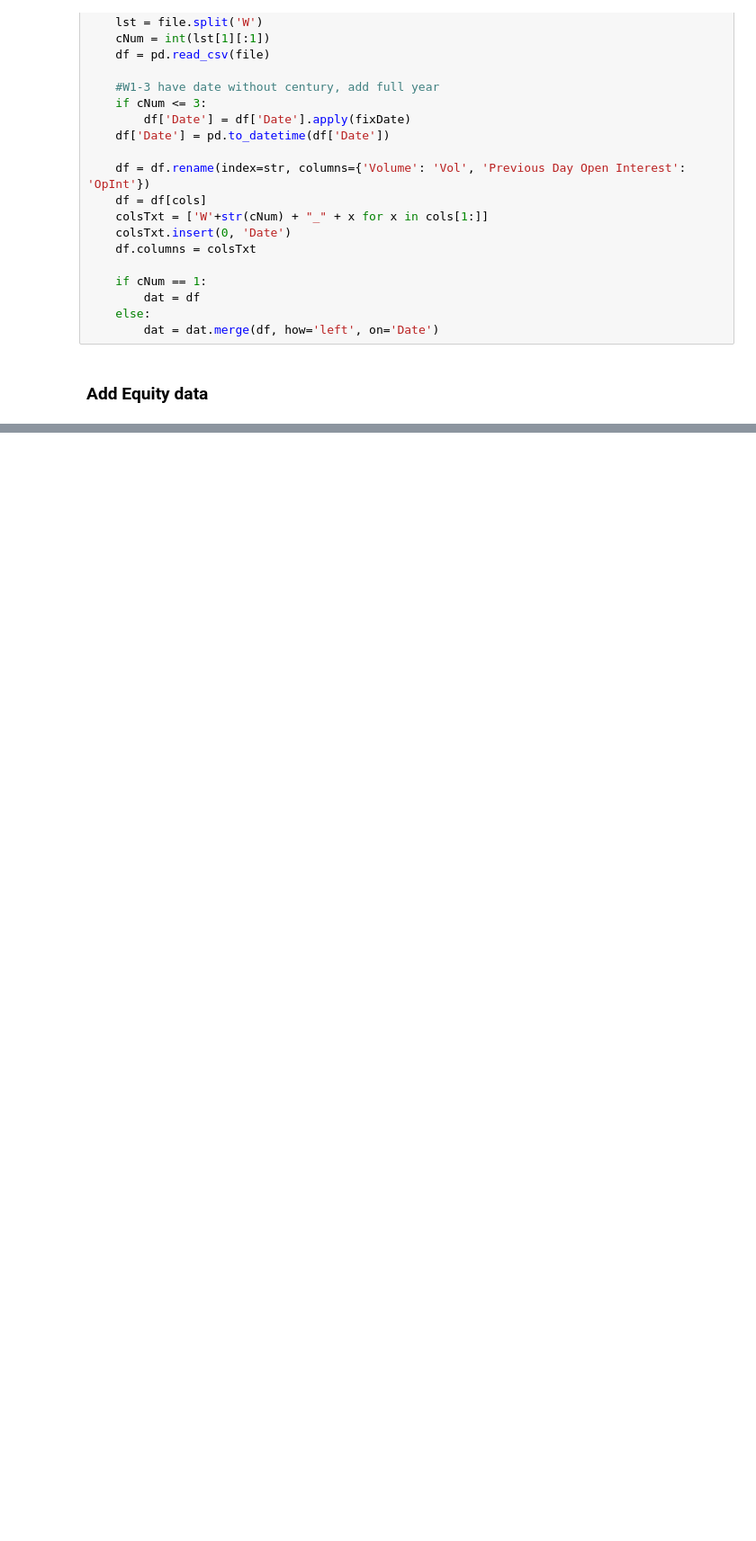
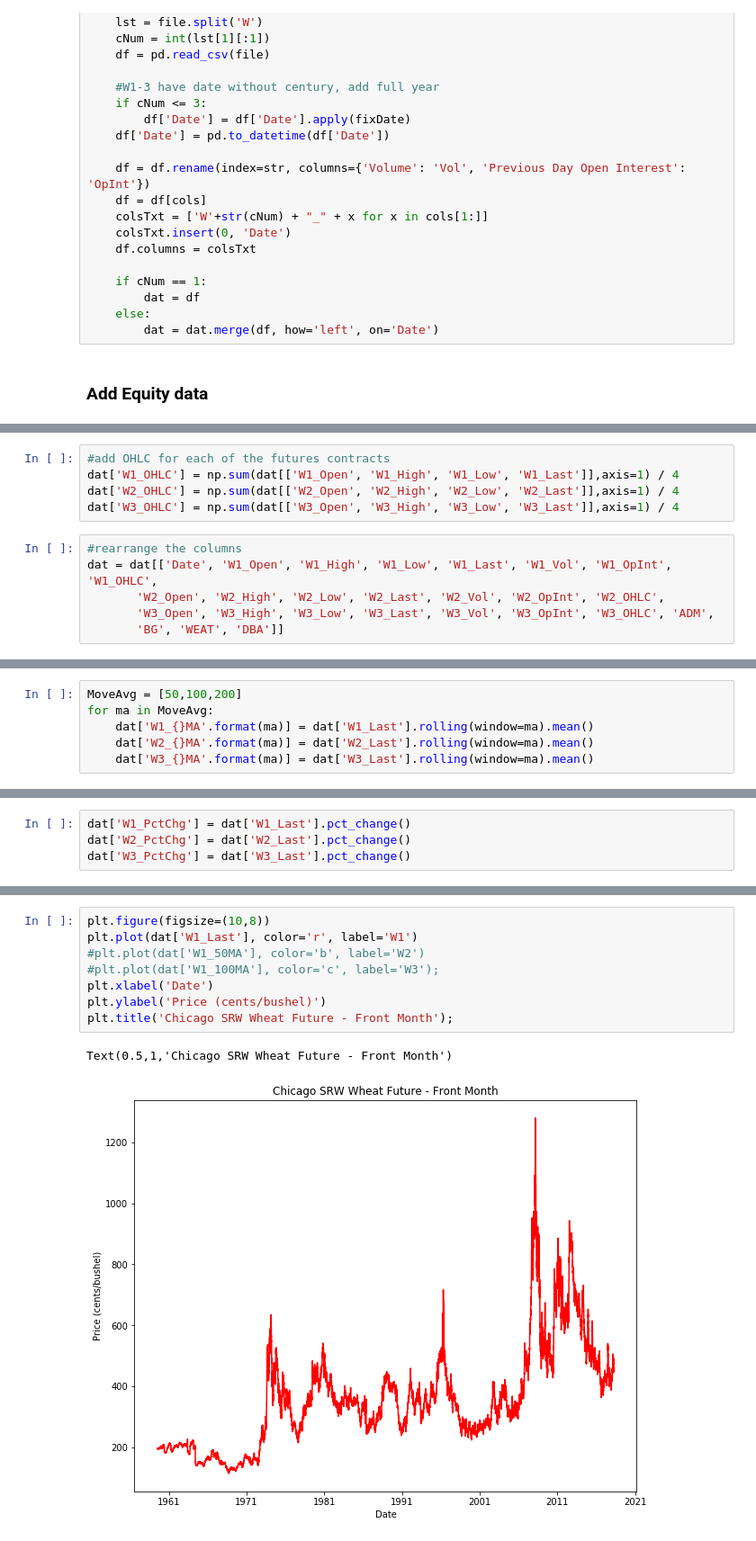
Before and after one commit to andrewredd/aa-project, a Jupyter notebook: futures_data.ipynb, the cells around one changed output, grey strips where cells are left out. Shown at 90% size. Saved outputs shown, nothing was run; the diff lists cells and outputs as text; blank space fills up the shorter version.

```diff
--- a/futures_data.ipynb
+++ b/futures_data.ipynb
@@ -155,0 +148,11 @@ dfW.head()
+# %%
+#add OHLC for each of the futures contracts
+dat['W1_OHLC'] = np.sum(dat[['W1_Open', 'W1_High', 'W1_Low', 'W1_Last']],axis=1) / 4
+dat['W2_OHLC'] = np.sum(dat[['W2_Open', 'W2_High', 'W2_Low', 'W2_Last']],axis=1) / 4
+dat['W3_OHLC'] = np.sum(dat[['W3_Open', 'W3_High', 'W3_Low', 'W3_Last']],axis=1) / 4
+# %%
+#rearrange the columns
+dat = dat[['Date', 'W1_Open', 'W1_High', 'W1_Low', 'W1_Last', 'W1_Vol', 'W1_OpInt', 'W1_OHLC',
+       'W2_Open', 'W2_High', 'W2_Low', 'W2_Last', 'W2_Vol', 'W2_OpInt', 'W2_OHLC',
+       'W3_Open', 'W3_High', 'W3_Low', 'W3_Last', 'W3_Vol', 'W3_OpInt', 'W3_OHLC', 'ADM',
+       'BG', 'WEAT', 'DBA']]
@@ -155,0 +161,6 @@ dfW.head()
+# %%
+MoveAvg = [50,100,200]
+for ma in MoveAvg:
+    dat['W1_{}MA'.format(ma)] = dat['W1_Last'].rolling(window=ma).mean()
+    dat['W2_{}MA'.format(ma)] = dat['W2_Last'].rolling(window=ma).mean()
+    dat['W3_{}MA'.format(ma)] = dat['W3_Last'].rolling(window=ma).mean()
@@ -155,0 +179,4 @@ dfW.head()
+# %%
+dat['W1_PctChg'] = dat['W1_Last'].pct_change()
+dat['W2_PctChg'] = dat['W2_Last'].pct_change()
+dat['W3_PctChg'] = dat['W3_Last'].pct_change()
@@ -155,0 +213,11 @@ dfW.head()
+# %%
+plt.figure(figsize=(10,8))
+plt.plot(dat['W1_Last'], color='r', label='W1')
+#plt.plot(dat['W1_50MA'], color='b', label='W2')
+#plt.plot(dat['W1_100MA'], color='c', label='W3');
+plt.xlabel('Date')
+plt.ylabel('Price (cents/bushel)')
+plt.title('Chicago SRW Wheat Future - Front Month');
+# %% [output]
+Text(0.5,1,'Chicago SRW Wheat Future - Front Month')
+[figure, added]
```
Also changed, not shown: parts of 40 cells of this notebook.
